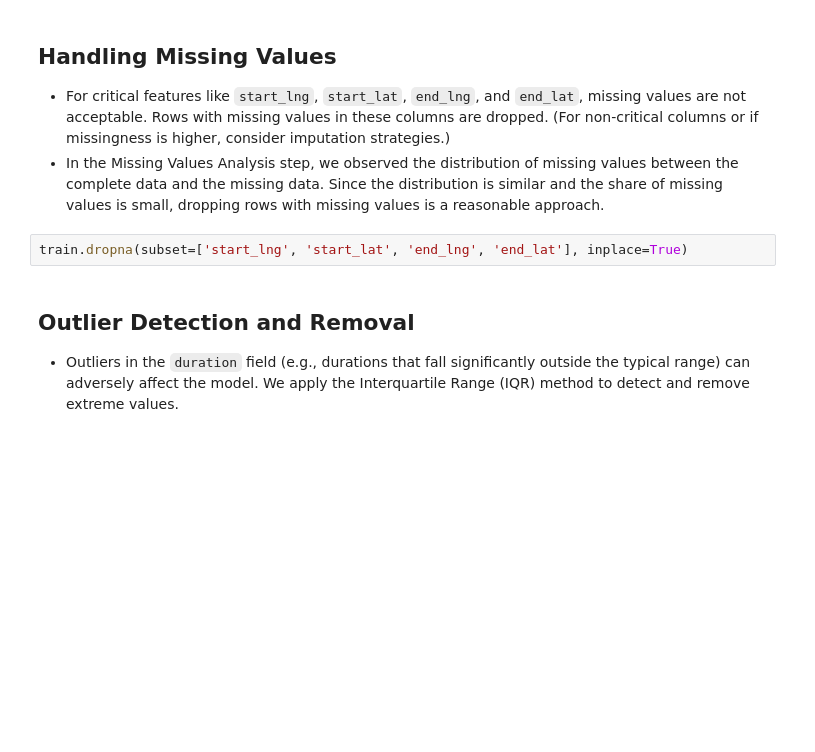
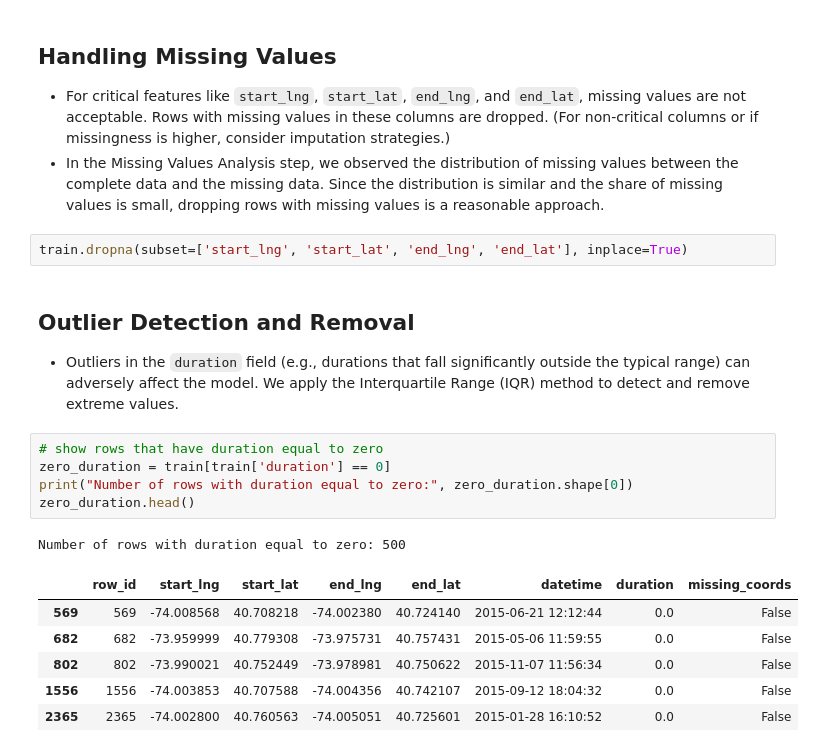
Before and after one commit to APeFerreira/TripDurationPredictor, a Jupyter notebook: solution.ipynb, the cells around one changed output. Drawn from its saved outputs; the diff is of its cells as text; blank space fills up the shorter version.

Commit message:
consideration about trips with duration equal to zero

```diff
--- a/solution.ipynb
+++ b/solution.ipynb
@@ -344,3 +348,16 @@ train.dropna(subset=['start_lng', 'start_lat', 'end_lng', 'end_lat'], inplace=Tr
 # %% [markdown]
 ## Outlier Detection and Removal
 - Outliers in the `duration` field (e.g., durations that fall significantly outside the typical range) can adversely affect the model. We apply the Interquartile Range (IQR) method to detect and remove extreme values.
+# %%
+# show rows that have duration equal to zero
+zero_duration = train[train['duration'] == 0]
+print("Number of rows with duration equal to zero:", zero_duration.shape[0])
+zero_duration.head()
+# %% [output]
+Number of rows with duration equal to zero: 500
+|  | row_id | start_lng | start_lat | end_lng | end_lat | datetime | duration | missing_coords |
+| 569 | 569 | -74.008568 | 40.708218 | -74.002380 | 40.724140 | 2015-06-21 12:12:44 | 0.0 | False |
+| 682 | 682 | -73.959999 | 40.779308 | -73.975731 | 40.757431 | 2015-05-06 11:59:55 | 0.0 | False |
+| 802 | 802 | -73.990021 | 40.752449 | -73.978981 | 40.750622 | 2015-11-07 11:56:34 | 0.0 | False |
+| 1556 | 1556 | -74.003853 | 40.707588 | -74.004356 | 40.742107 | 2015-09-12 18:04:32 | 0.0 | False |
+| 2365 | 2365 | -74.002800 | 40.760563 | -74.005051 | 40.725601 | 2015-01-28 16:10:52 | 0.0 | False |
```
Also changed, not shown: parts of 7 cells of this notebook.
